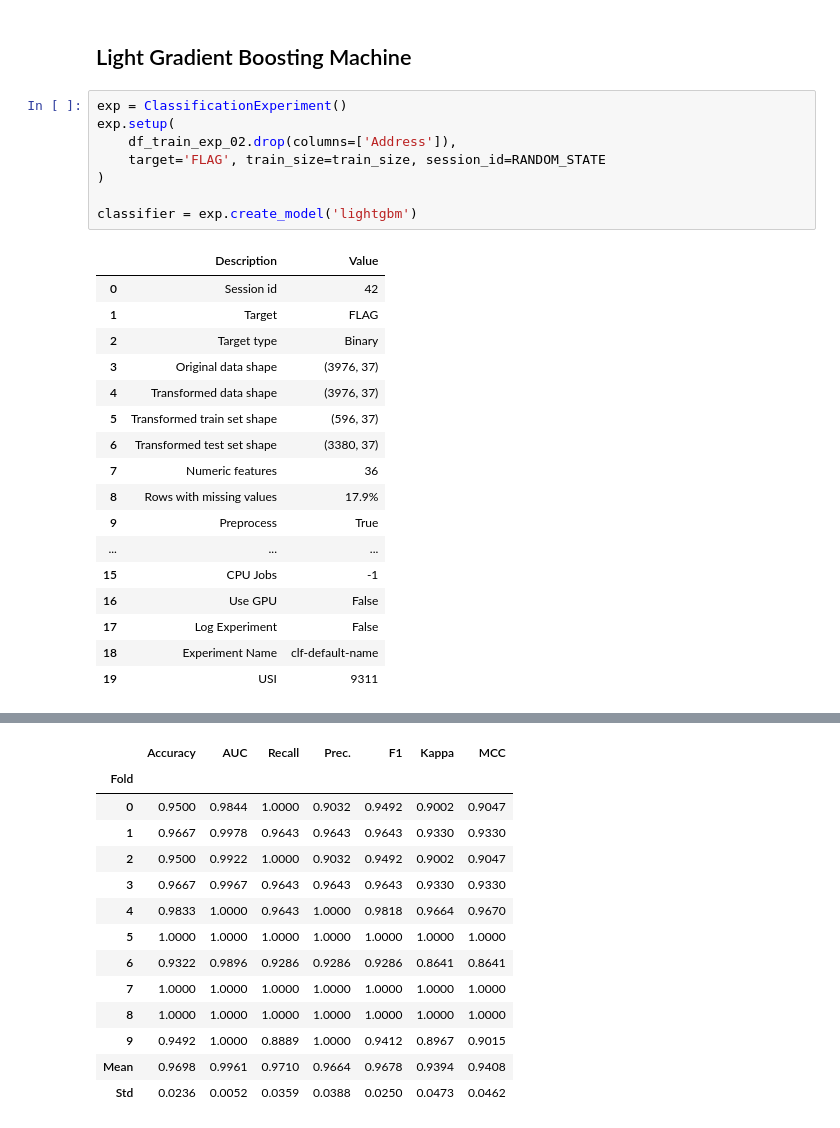
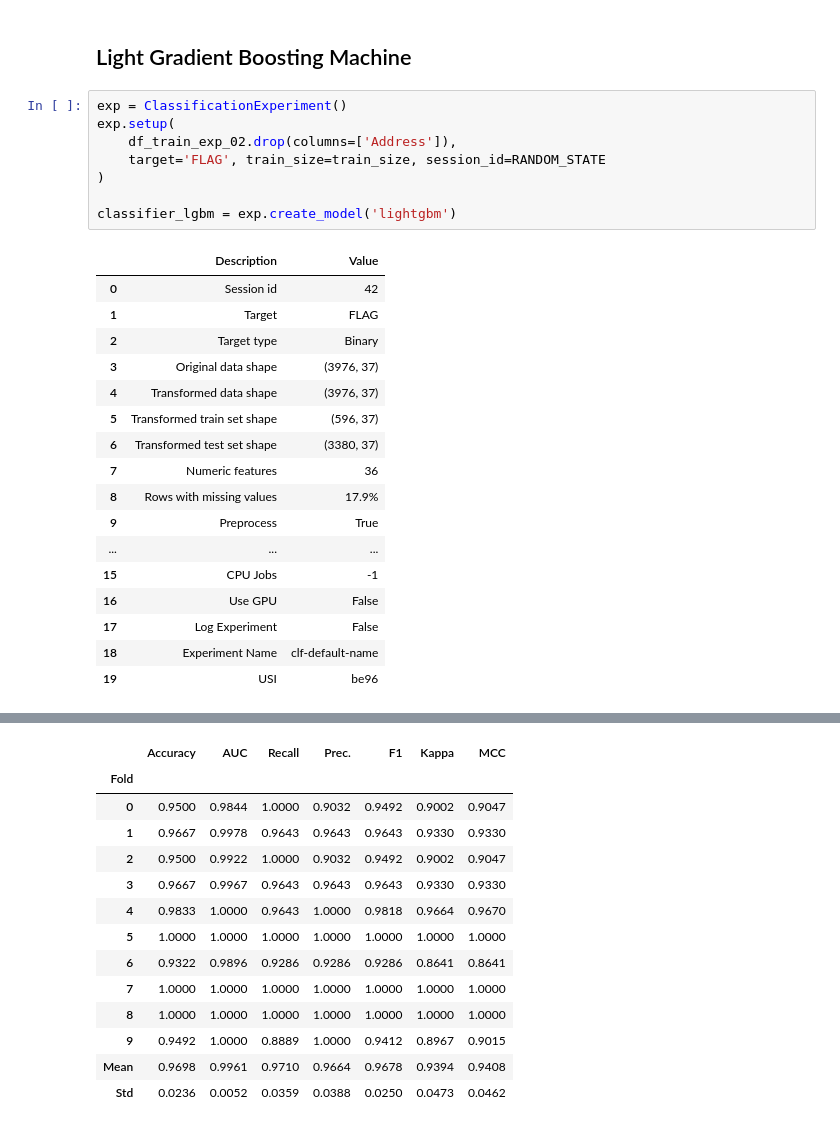
Before and after one commit to henriquetsu/ethereum_laundering, a Jupyter notebook: notebooks/03-ethereum_modeling_v1-suto.ipynb, the cells around one changed output, grey strips where cells are left out. Saved outputs shown, nothing was run; the diff lists cells and outputs as text.

```diff
--- a/notebooks/03-ethereum_modeling_v1-suto.ipynb
+++ b/notebooks/03-ethereum_modeling_v1-suto.ipynb
@@ -177,29 +281,29 @@ Original model was better than the tuned model, hence it will be returned. NOTE:
 # %%
 exp = ClassificationExperiment()
 exp.setup(
     df_train_exp_02.drop(columns=['Address']),
     target='FLAG', train_size=train_size, session_id=RANDOM_STATE
 )
 
-classifier = exp.create_model('lightgbm')
+classifier_lgbm = exp.create_model('lightgbm')
 # %% [output]
 |  | Description | Value |
 | 0 | Session id | 42 |
 | 1 | Target | FLAG |
 | 2 | Target type | Binary |
 | 3 | Original data shape | (3976, 37) |
 | 4 | Transformed data shape | (3976, 37) |
 | 5 | Transformed train set shape | (596, 37) |
 | 6 | Transformed test set shape | (3380, 37) |
 | 7 | Numeric features | 36 |
 | 8 | Rows with missing values | 17.9% |
 | 9 | Preprocess | True |
 | ... | ... | ... |
 | 15 | CPU Jobs | -1 |
 | 16 | Use GPU | False |
 | 17 | Log Experiment | False |
 | 18 | Experiment Name | clf-default-name |
-| 19 | USI | 9311 |
+| 19 | USI | be96 |
 [interactive output not drawn]
 |  | Accuracy | AUC | Recall | Prec. | F1 | Kappa | MCC |
 | Fold |  |  |  |  |  |  |  |
```
Also changed, not shown: parts of 30 cells of this notebook.
